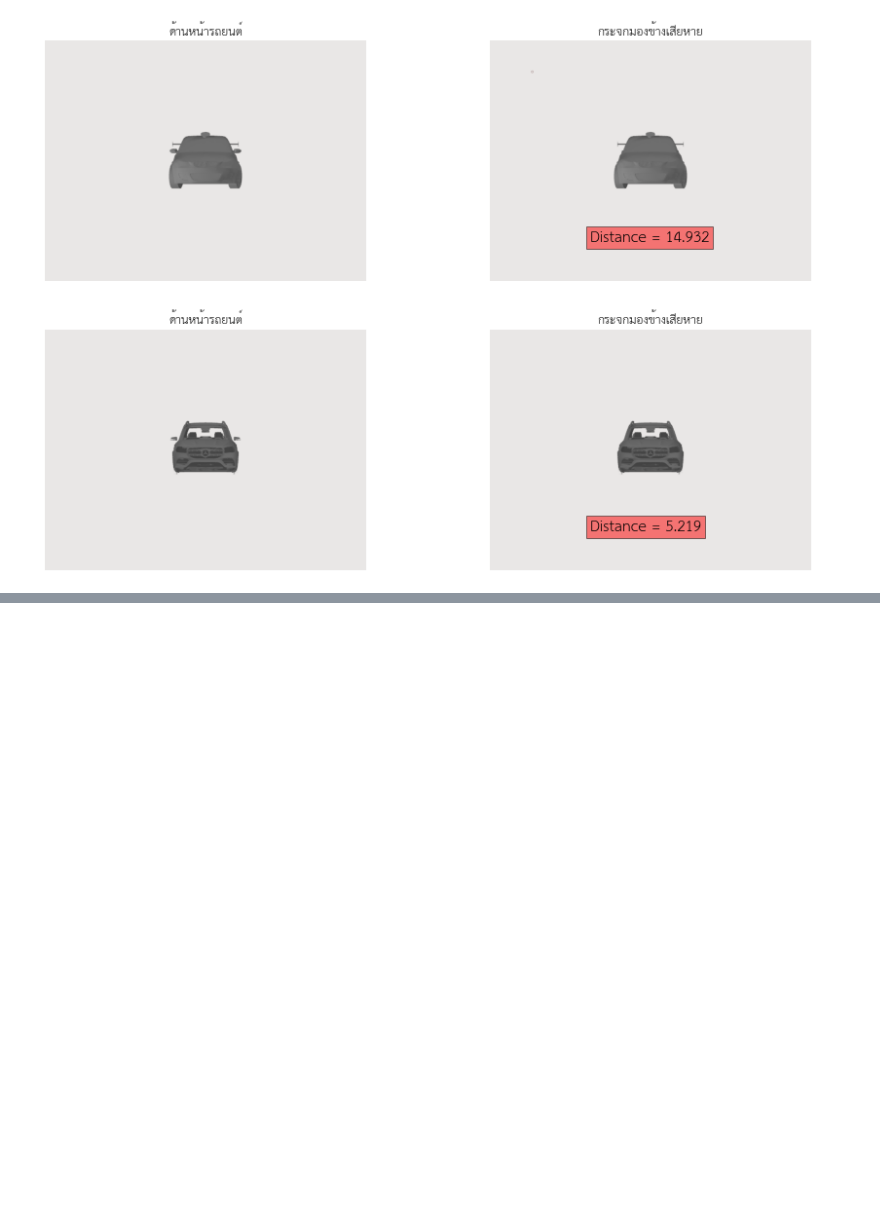
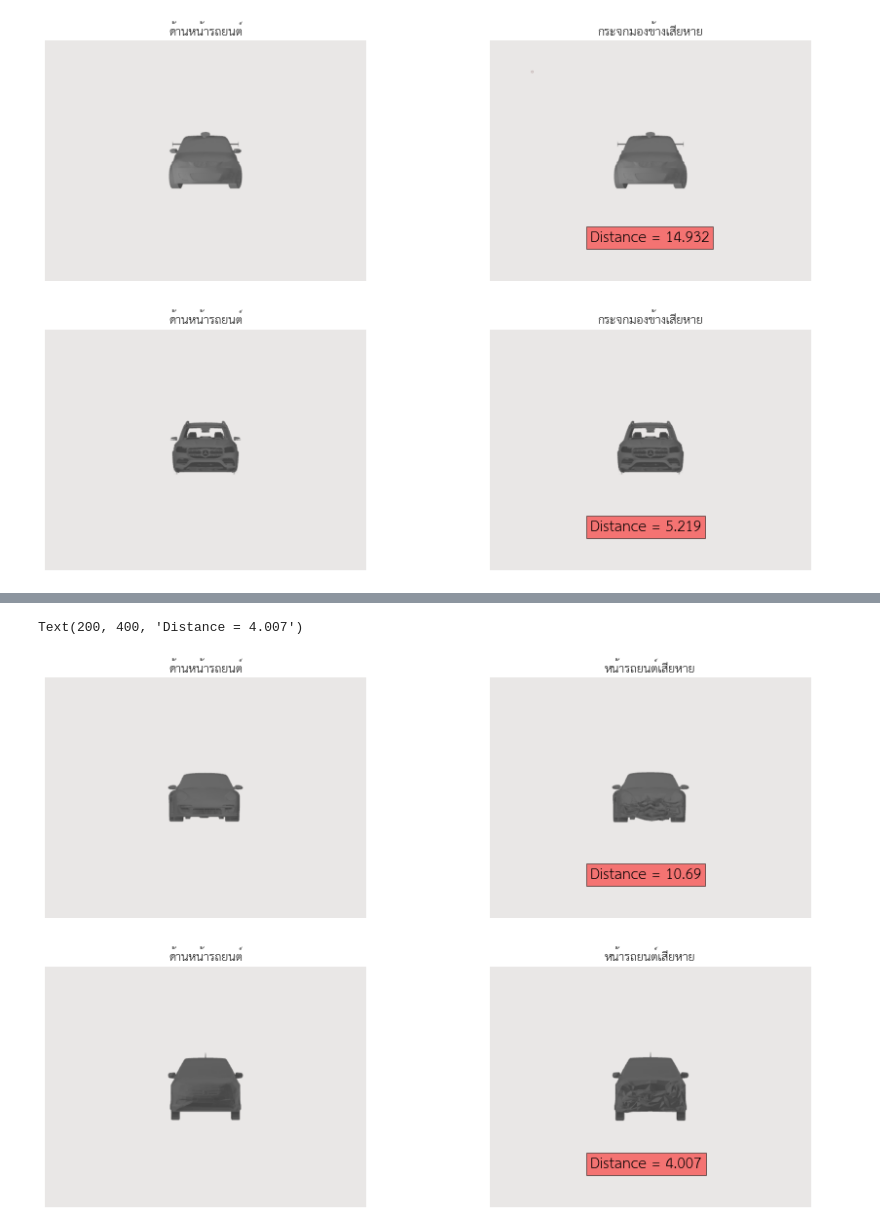
Before and after one commit to MeenTers/Project, a Jupyter notebook: Compare_view_3D.ipynb, the cells around one changed output, grey strips where cells are left out. Saved outputs shown, nothing was run; the diff lists cells and outputs as text; code cells hidden in the pictures; blank space fills up the shorter version.

Commit message:
compare front

```diff
--- a/Compare_view_3D.ipynb
+++ b/Compare_view_3D.ipynb
@@ -197,0 +200,9 @@ Text(200, 400, 'Distance = 5.219')
+# %%
+car2_dataset , car2_loader = get_dataset(r'/content/drive/MyDrive/3D_Model/front/base')
+dmg2_dataset , dmg2_loader = get_dataset(r'/content/drive/MyDrive/3D_Model/front/dmg')
+# %%
+id2b = get_features(vgg,car2_loader)
+id2v = get_features(vgg,dmg2_loader)
+# %%
+id_front = get_euclidean(id2b,id2v)
+id_front
@@ -197,0 +219,43 @@ Text(200, 400, 'Distance = 5.219')
+# %%
+id1f = cv2.imread('/content/drive/MyDrive/3D_Model/mirror/base/test/ID1F.png')
+id1dmgf = cv2.imread('/content/drive/MyDrive/3D_Model/front/dmg/test/ID1dmgf.png')
+id3f = cv2.imread('/content/drive/MyDrive/3D_Model/front/base/test/ID3F.png')
+id3dmgf = cv2.imread('/content/drive/MyDrive/3D_Model/front/dmg/test/ID3dmgf.png')
+# %%
+# create figure
+fig = plt.figure(figsize=(15, 10))
+  # setting values to rows and column variables
+rows = 2
+columns = 2
+  # Adds a subplot at the 1st position
+fig.add_subplot(rows, columns, 1)
+  # showing image
+plt.imshow(id1f)
+plt.axis('off')
+plt.title('ด้านหน้ารถยนต์')
+
+# Adds a subplot at the 2nd position
+fig.add_subplot(rows, columns, 2)
+# showing image
+plt.imshow(id1dmgf)
+plt.axis('off')
+plt.title('หน้ารถยนต์เสียหาย')
+plt.text(200,400,'Distance = '+str(round(id_front[1],3)),fontsize = 15,bbox = dict(facecolor = 'red', alpha = 0.5))
+
+# Adds a subplot at the 3rd position
+fig.add_subplot(rows, columns, 3)
+  # showing image
+plt.imshow(id3f)
+plt.axis('off')
+plt.title('ด้านหน้ารถยนต์')
+
+  # Adds a subplot at the 4th position
+fig.add_subplot(rows, columns, 4)
+  # showing image
+plt.imshow(id3dmgf)
+plt.axis('off')
+plt.title('หน้ารถยนต์เสียหาย')
+plt.text(200,400,'Distance = '+str(round(id_front[3],3)),fontsize = 15,bbox = dict(facecolor = 'red', alpha = 0.5))
+# %% [output]
+Text(200, 400, 'Distance = 4.007')
+[figure, added]
```
Also changed, not shown: parts of 4 cells of this notebook.
